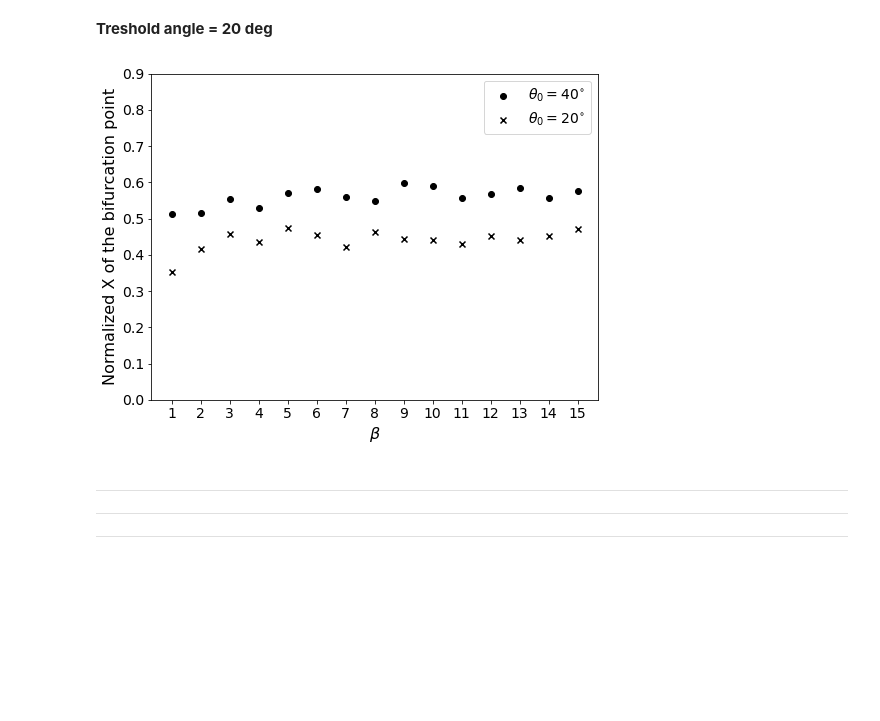
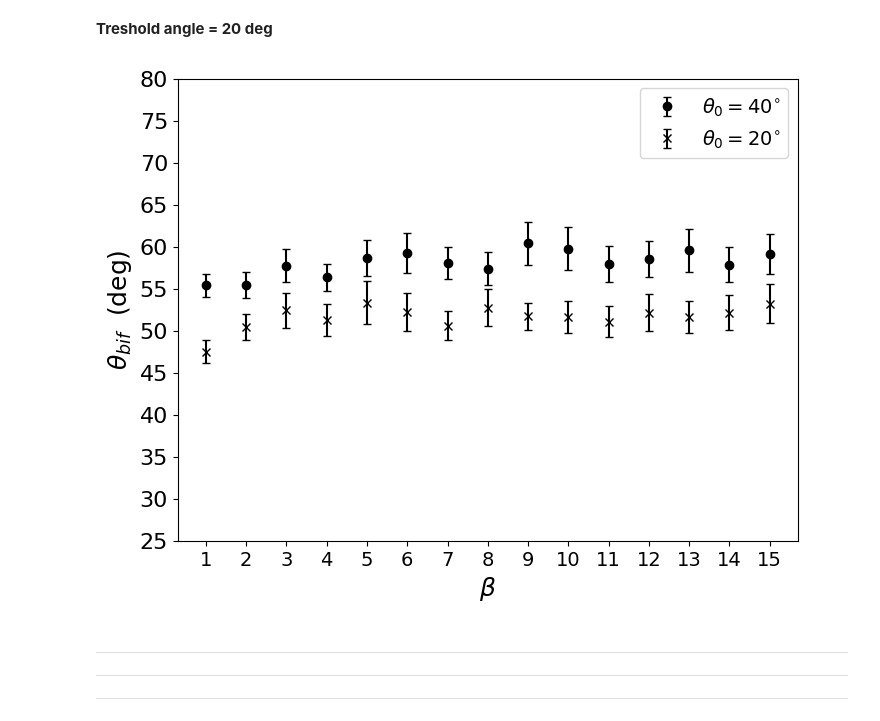
Before and after one commit to eleonoragatti44/Master-Thesis-Gatti, a Jupyter notebook: spatial_model/analysis/analysis.ipynb, the cells around one changed output. Cells and saved outputs as stored; diff of their text form; code cells hidden in the pictures; blank space fills up the shorter version.

```diff
--- a/spatial_model/analysis/analysis.ipynb
+++ b/spatial_model/analysis/analysis.ipynb
@@ -660,6 +660,7 @@ fig, ax = plt.subplots(figsize=(8,6))
 
 beta = []
 bif_point =[]
+std = []
 
 #-------------------------------- ANG TRESH 40 --------------------------------
 
@@ -669,44 +670,64 @@ num_max = len(df_cen[df_cen['cue_reached']!=-1].replicate.unique())
 
 for i in range(1,16):
     df_cen = pd.read_csv(f'../output/bif_point/centroid_b{i}_deg40.txt', sep='\t')
     reached = df_cen[df_cen['cue_reached']!=-1].replicate.head(num_max+1)
     df_cen = df_cen[df_cen.replicate.isin(reached)]
     beta.append(i)
-    bif_point.append(bifurcation_point(df_cen))
+    bif, s = bifurcation_point(df_cen)
+    bif_point.append(bif)
+    std.append(s)
 
-bif_point[:] = [x / df_tar.loc[df_tar.id==0,:].x for x in bif_point]
-plt.scatter(beta[:], bif_point[:], label = r'$\theta_0 = 40^{\circ}$', marker='o', c='black')
+tar_x = df_tar.loc[df_tar['id'] == 0, 'x'].iloc[0]
+bif_point[:] = [x / tar_x for x in bif_point]
+std[:] = [x / tar_x for x in std]
+ang_crit = [np.arctan(tar_y/(tar_x-tar_x*x)) for x in bif_point]
+
+# plt.scatter(beta[:], bif_point[:], label = r'$\theta_0 = 20^{\circ}$', marker='x', c='black')
+ax.errorbar(beta, np.degrees(ang_crit), yerr=np.degrees(std), capsize=3, label = r'$\theta_0 = 40^{\circ}$', fmt='o', c='black')
+
+# plt.scatter(beta[:], bif_point[:], label = r'$\theta_0 = 40^{\circ}$', marker='o', c='black')
 plt.xticks(np.arange(0, 16), size=14)
 # plt.yticks(np.arange(0, 1, 0.1), size=14)
 # plt.xlabel('Beta', size=18)
 # plt.ylabel('Normalized bifurcation point', size=18)
 
 bp1 = np.array(bif_point)
 
 #-------------------------------- ANG TRESH 20 --------------------------------
 
 beta = []
 bif_point =[]
+std = []
 
 for i in range(1,16):
     df_cen = pd.read_csv(f'../output/bif_point/centroid_b{i}_deg20.txt', sep='\t')
     reached = df_cen[df_cen['cue_reached']!=-1].replicate.head(num_max)
     df_cen = df_cen[df_cen.replicate.isin(reached)]
     beta.append(i)
-    bif_point.append(bifurcation_point(df_cen))
+    bif, s = bifurcation_point(df_cen)
+    bif_point.append(bif)
+    std.append(s)
 
-bif_point[:] = [x / df_tar.loc[df_tar.id==0,:].x for x in bif_point]
-plt.scatter(beta[:], bif_point[:], label = r'$\theta_0 = 20^{\circ}$', marker='x', c='black')
+tar_x = df_tar.loc[df_tar['id'] == 0, 'x'].iloc[0]
+tar_y = df_tar.loc[df_tar['id'] == 0, 'y'].iloc[0]
+
+bif_point[:] = [x / tar_x for x in bif_point]
+std[:] = [x / tar_x for x in std]
+ang_crit = [np.arctan(tar_y/(tar_x-tar_x*x)) for x in bif_point]
+
+# plt.scatter(beta[:], bif_point[:], label = r'$\theta_0 = 20^{\circ}$', marker='x', c='black')
+ax.errorbar(beta, np.degrees(ang_crit), yerr=np.degrees(std), capsize=3, label = r'$\theta_0 = 20^{\circ}$', fmt='x', c='black')
 
 #plt.xticks(np.arange(0, 16), size=14)
-plt.yticks(np.arange(0, 1, 0.1), size=14)
-plt.xlabel(r'$\beta$', size=16)
-plt.ylabel('Normalized X of the bifurcation point', size=16)
+plt.yticks(np.arange(25, 85, 5), size=16)
+plt.xlabel(r'$\beta$', size=18)
+plt.ylabel(r'$\theta_{bif}$  (deg)', size=18)
 # plt.title('Normalized bifurcation point\n', size=16)
 plt.legend(loc=1, prop={'size': 14})
-plt.savefig('../img/bif_point.pdf', format='pdf', dpi=100)
+
+plt.savefig('../img/bif_point.pdf', format='pdf', dpi=100, bbox_inches='tight')
 # %% [output]
-[figure, old version]
+[figure, new version]
 # %% [markdown]
 ---
 ---
```
Also changed, not shown: parts of 2 cells of this notebook, 30 other files.
